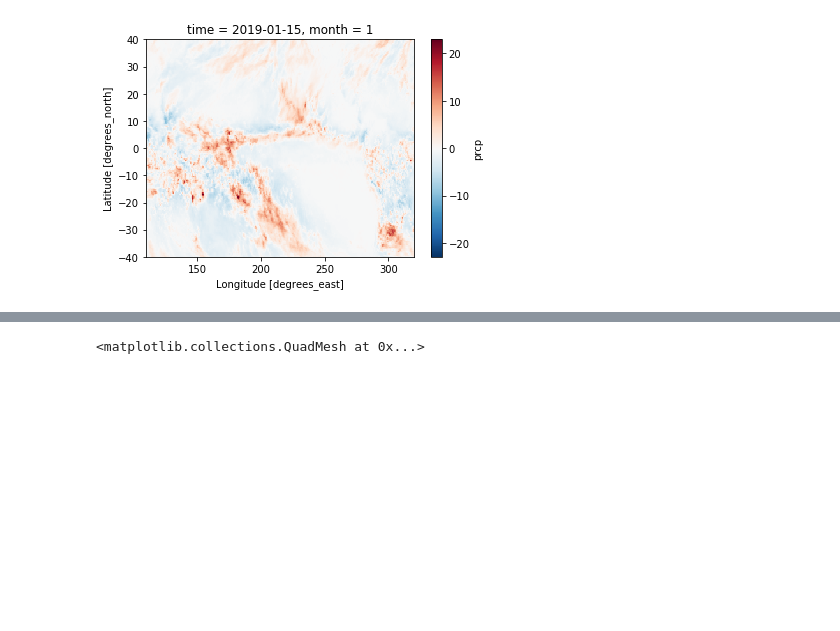
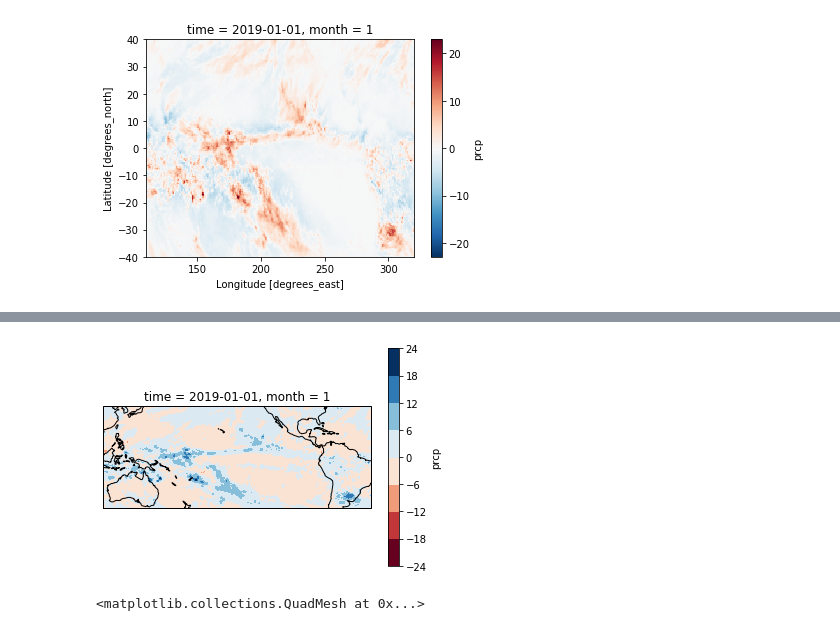
Before and after one commit to nicolasfauchereau/BAMS_SOTC_2019, a Jupyter notebook: notebooks/plot_monthly_maps.ipynb, the cells around one changed output, grey strips where cells are left out. Cells and saved outputs as stored; diff of their text form; code cells hidden in the pictures; blank space fills up the shorter version.

Commit message:
initial code in plot_monthly_maps.ipynb

```diff
--- a/notebooks/plot_monthly_maps.ipynb
+++ b/notebooks/plot_monthly_maps.ipynb
@@ -22,5 +10,5 @@ in order to set the calendar so that it can be read by xarray
 # %%
-dset = xr.open_dataset('../CMORPH/cmorph_monthly_jan1998-jan2020.nc')
+dset = xr.open_dataset('../CMORPH/cmorph_monthly_from_KNMI.nc', decode_times=False)
 # %%
 dset
 # %% [output]
@@ -45,0 +34,2 @@ restrict the domain to [110.,-40.,280.,40.]
+# %%
+dset['time'] = pd.date_range(start='1998-1-1', periods=len(dset.time), freq='MS')
@@ -87,3 +121,10 @@ anoms.sel(time='2019-01')['prcp'].plot()
+# %%
+f, ax = plt.subplots(subplot_kw={'projection':ccrs.PlateCarree(central_longitude=180)})
+a = anoms.sel(time='2019-01')['prcp'][0,:,:].plot.contourf(transform=ccrs.PlateCarree(), levels=10, cmap=plt.cm.RdBu)
+ax.coastlines()
+cb = f.axes[1]
+# %% [output]
+[figure, added]
 # %%
 anoms_pp = dset.groupby(dset.time.dt.month) / clim
 # %%
```
Also changed, not shown: parts of 18 cells of this notebook.
